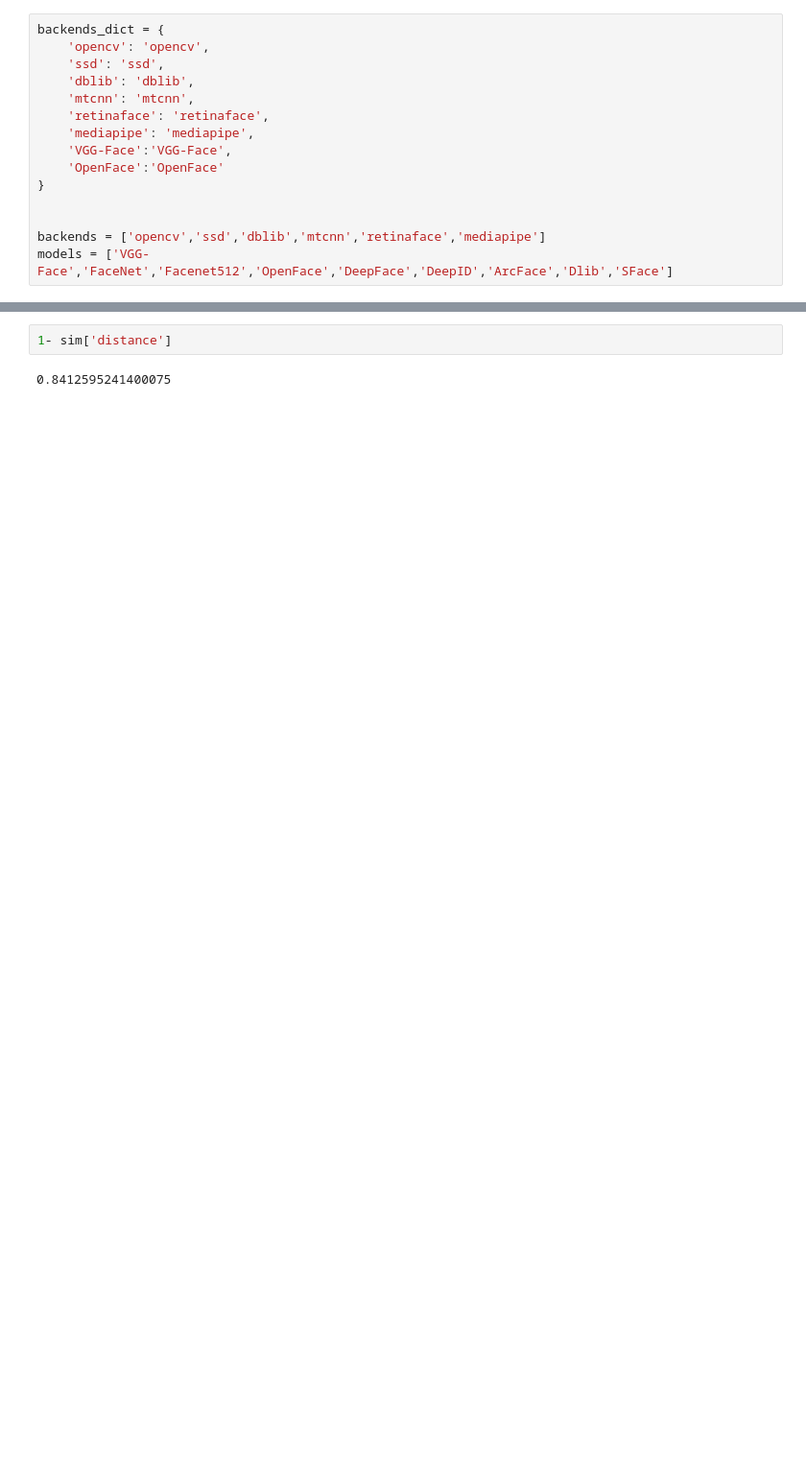
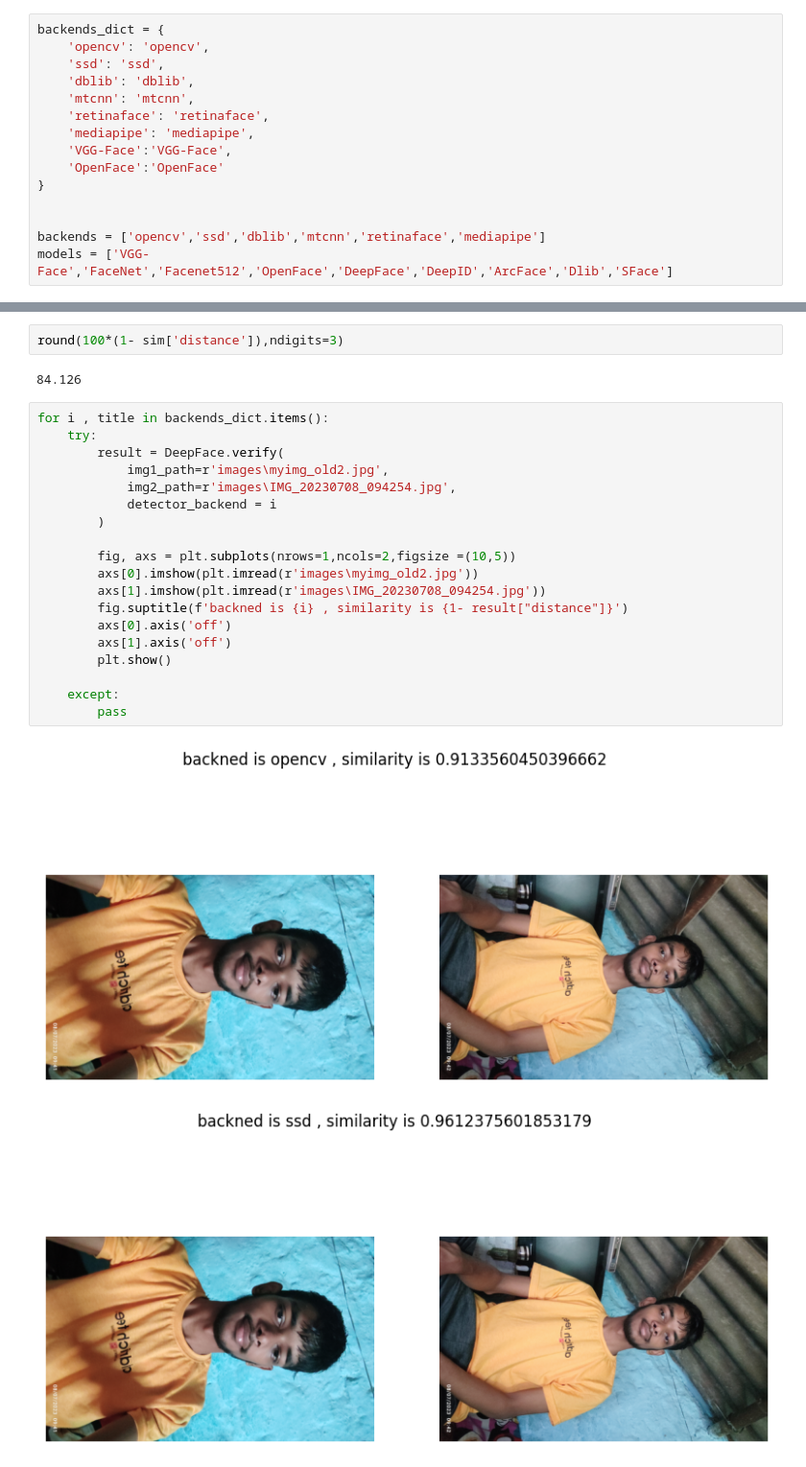
Before and after one commit to GyanPrakashkushwaha/twoFace-match-Deepface, a Jupyter notebook: src/trails.ipynb, the cells around one changed output, grey strips where cells are left out. Shown at 96% size. Cells and saved outputs as stored; diff of their text form; blank space fills up the shorter version.

```diff
--- a/src/trails.ipynb
+++ b/src/trails.ipynb
@@ -62,4 +83,26 @@ for i , title in backends_dict.items():
-# %%
-1- sim['distance']
-# %% [output]
-0.8412595241400075
+# %%
+round(100*(1- sim['distance']),ndigits=3)
+# %% [output]
+84.126
+# %%
+for i , title in backends_dict.items():
+    try:
+        result = DeepFace.verify(
+            img1_path=r'images\myimg_old2.jpg',
+            img2_path=r'images\IMG_20230708_094254.jpg',
+            detector_backend = i
+        )
+
+        fig, axs = plt.subplots(nrows=1,ncols=2,figsize =(10,5))
+        axs[0].imshow(plt.imread(r'images\myimg_old2.jpg'))
+        axs[1].imshow(plt.imread(r'images\IMG_20230708_094254.jpg'))
+        fig.suptitle(f'backned is {i} , similarity is {1- result["distance"]}')
+        axs[0].axis('off')
+        axs[1].axis('off')
+        plt.show()
+
+    except:
+        pass
+# %% [output]
+[figure, added]
+[figure, added]
```
Also changed, not shown: parts of 4 cells of this notebook, 4 other files.
